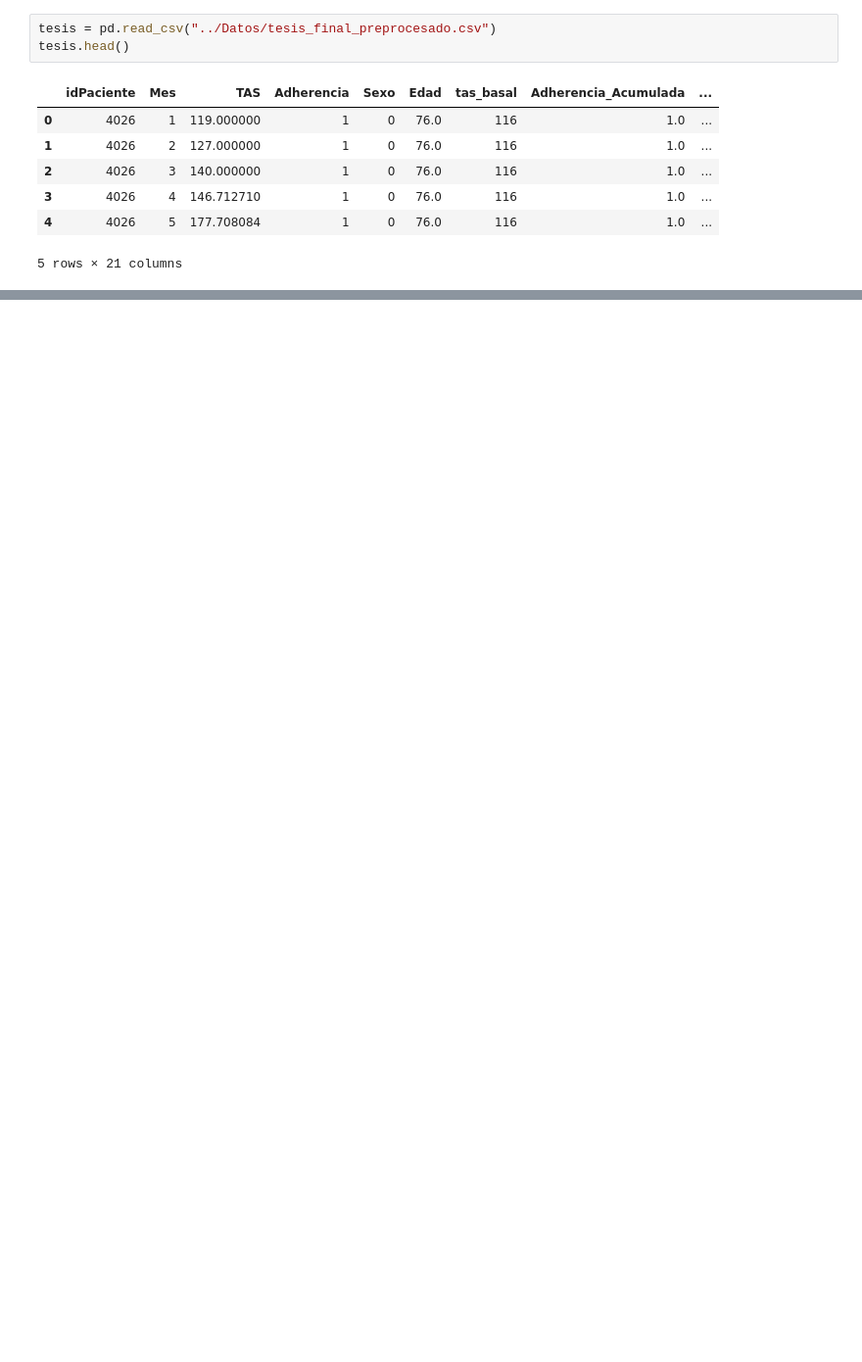
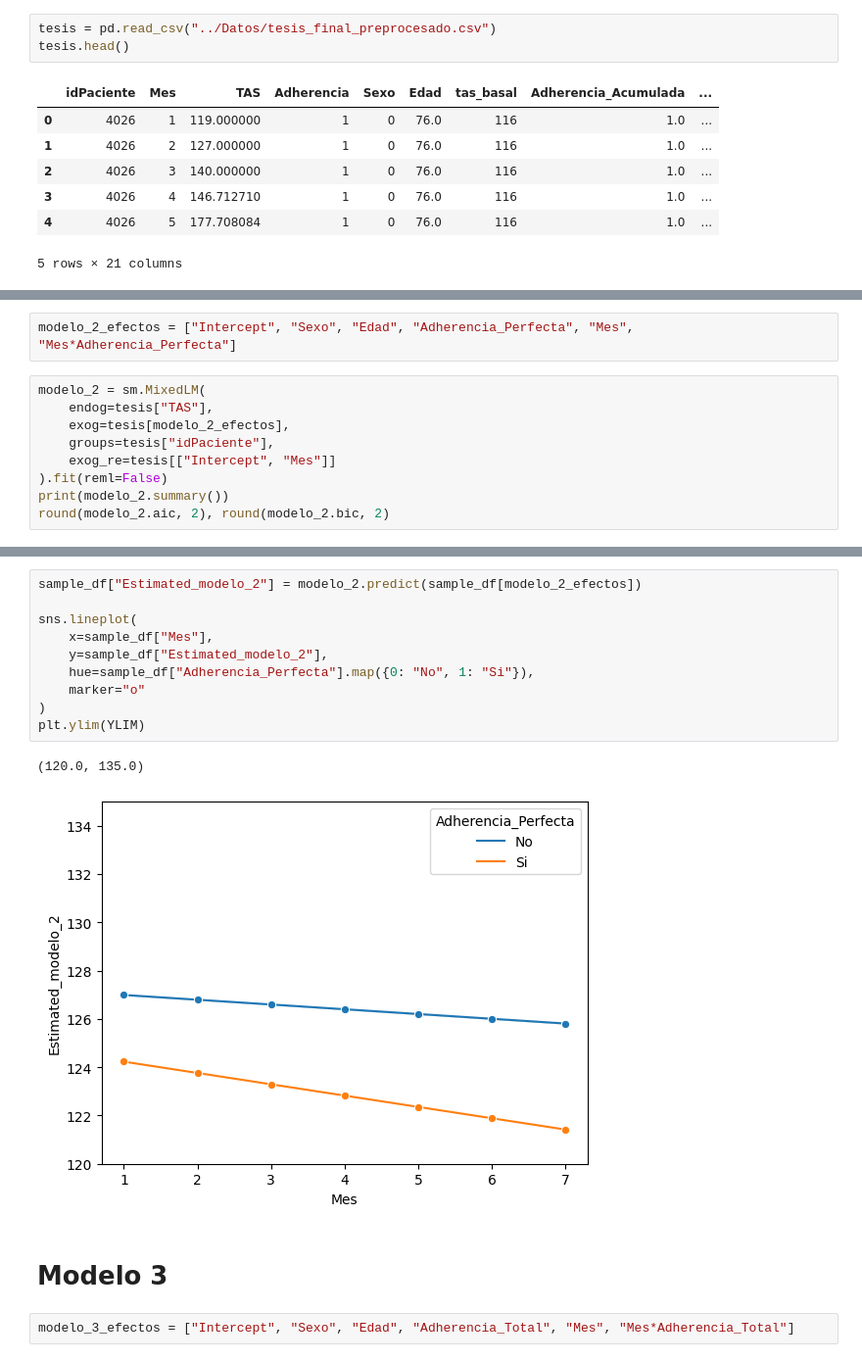
Before and after one commit to ecometto94/Tesis, a Jupyter notebook: Sintaxis/Análisis Inferencial.ipynb, the cells around one changed output, grey strips where cells are left out. Shown: that part at 98% size. Saved outputs shown, nothing was run; the diff lists cells and outputs as text; blank space fills up the shorter version.

```diff
--- a/Sintaxis/Análisis Inferencial.ipynb
+++ b/Sintaxis/Análisis Inferencial.ipynb
@@ -21,0 +101,11 @@ tesis.head()
+# %%
+modelo_2_efectos = ["Intercept", "Sexo", "Edad", "Adherencia_Perfecta", "Mes", "Mes*Adherencia_Perfecta"]
+# %%
+modelo_2 = sm.MixedLM(
+    endog=tesis["TAS"],
+    exog=tesis[modelo_2_efectos],
+    groups=tesis["idPaciente"],
+    exog_re=tesis[["Intercept", "Mes"]]
+).fit(reml=False)
+print(modelo_2.summary())
+round(modelo_2.aic, 2), round(modelo_2.bic, 2)
@@ -21,0 +131,17 @@ tesis.head()
+# %%
+sample_df["Estimated_modelo_2"] = modelo_2.predict(sample_df[modelo_2_efectos])
+
+sns.lineplot(
+    x=sample_df["Mes"],
+    y=sample_df["Estimated_modelo_2"],
+    hue=sample_df["Adherencia_Perfecta"].map({0: "No", 1: "Si"}),
+    marker="o"
+)
+plt.ylim(YLIM)
+# %% [output]
+(120.0, 135.0)
+[figure, added]
+# %% [markdown]
+# Modelo 3
+# %%
+modelo_3_efectos = ["Intercept", "Sexo", "Edad", "Adherencia_Total", "Mes", "Mes*Adherencia_Total"]
```
Also changed, not shown: parts of 29 cells of this notebook.
